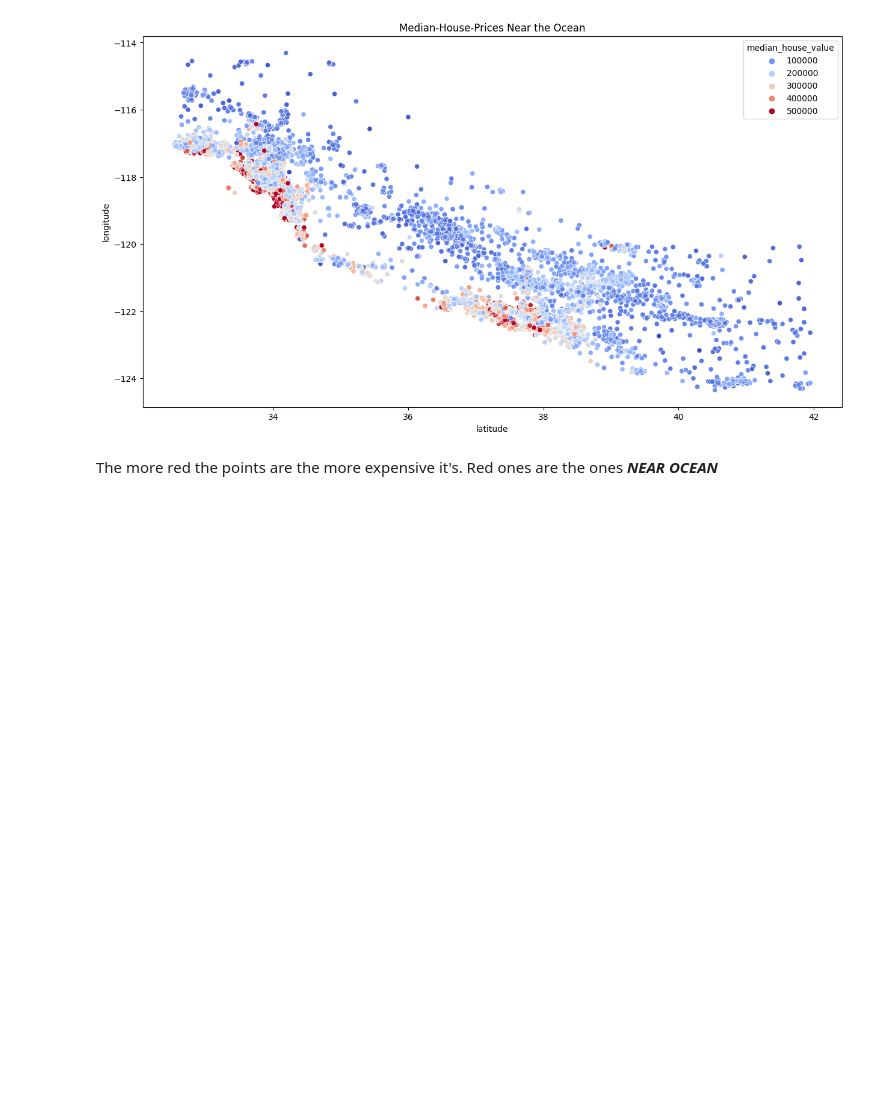
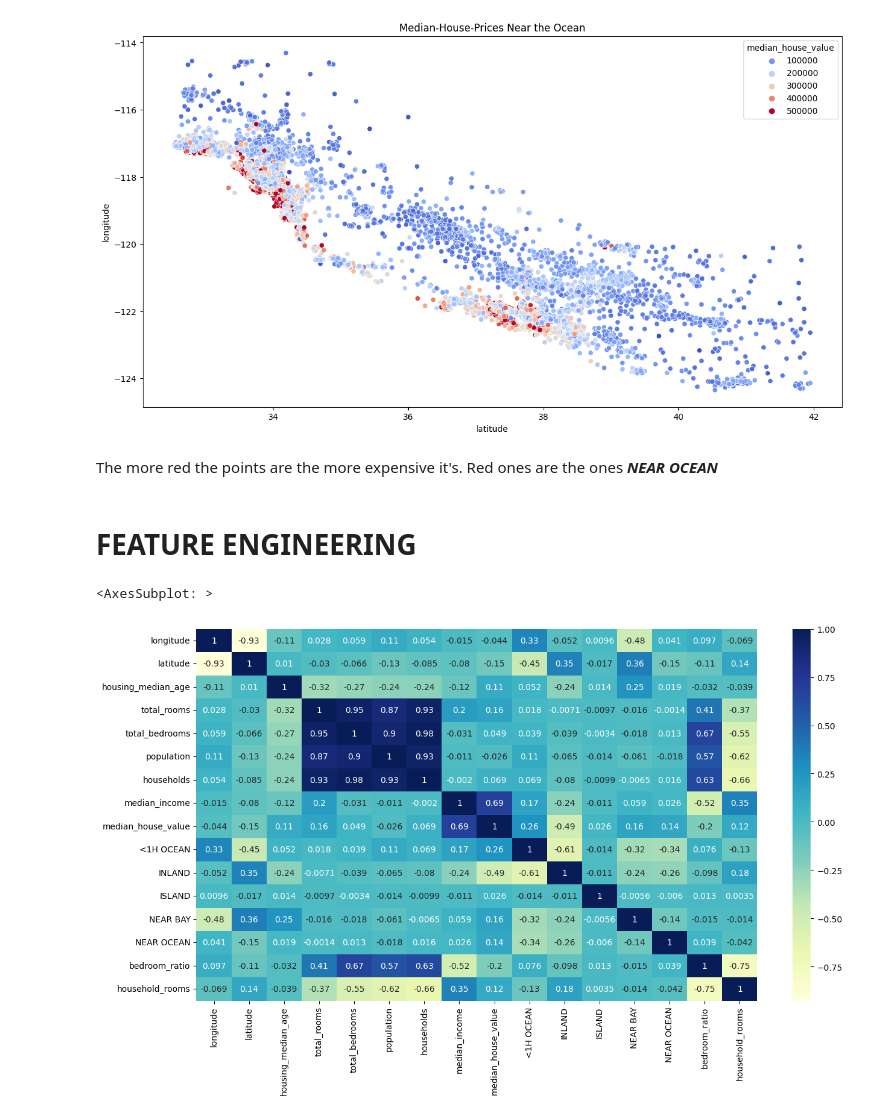
Before and after one commit to ortizfram/House-Price-Predicition, a Jupyter notebook: prediction.ipynb, the cells around one changed output. Cells and saved outputs as stored; diff of their text form; code cells hidden in the pictures; blank space fills up the shorter version.

Commit message:
corr.matrix 3 after f.e bedrooms_ratio, household_rooms

```diff
--- a/prediction.ipynb
+++ b/prediction.ipynb
@@ -177,3 +177,17 @@ sns.scatterplot(x='latitude',y='longitude', data=train_data, hue='median_house_v
 [figure]
 # %% [markdown]
 The more red the points are the more expensive it's. Red ones are the ones ***NEAR OCEAN***
+# %% [markdown]
+# FEATURE ENGINEERING
+# %%
+# Add feature 'bedroom ration' how many of the rooms are bedrooms
+train_data['bedroom_ratio'] = train_data['total_bedrooms'] / train_data['total_rooms']
+# Add feature 'household_rooms'. how many rooms per household
+train_data['household_rooms'] = train_data['total_rooms'] / train_data['households']
+# %%
+# visualize corr.matrix 3 after f.e bedrooms_ratio, household_rooms
+plt.figure(figsize=(15,8))
+sns.heatmap(train_data.corr(), cmap="YlGnBu", annot=True)
+# %% [output]
+<AxesSubplot: >
+[figure, added]
```
